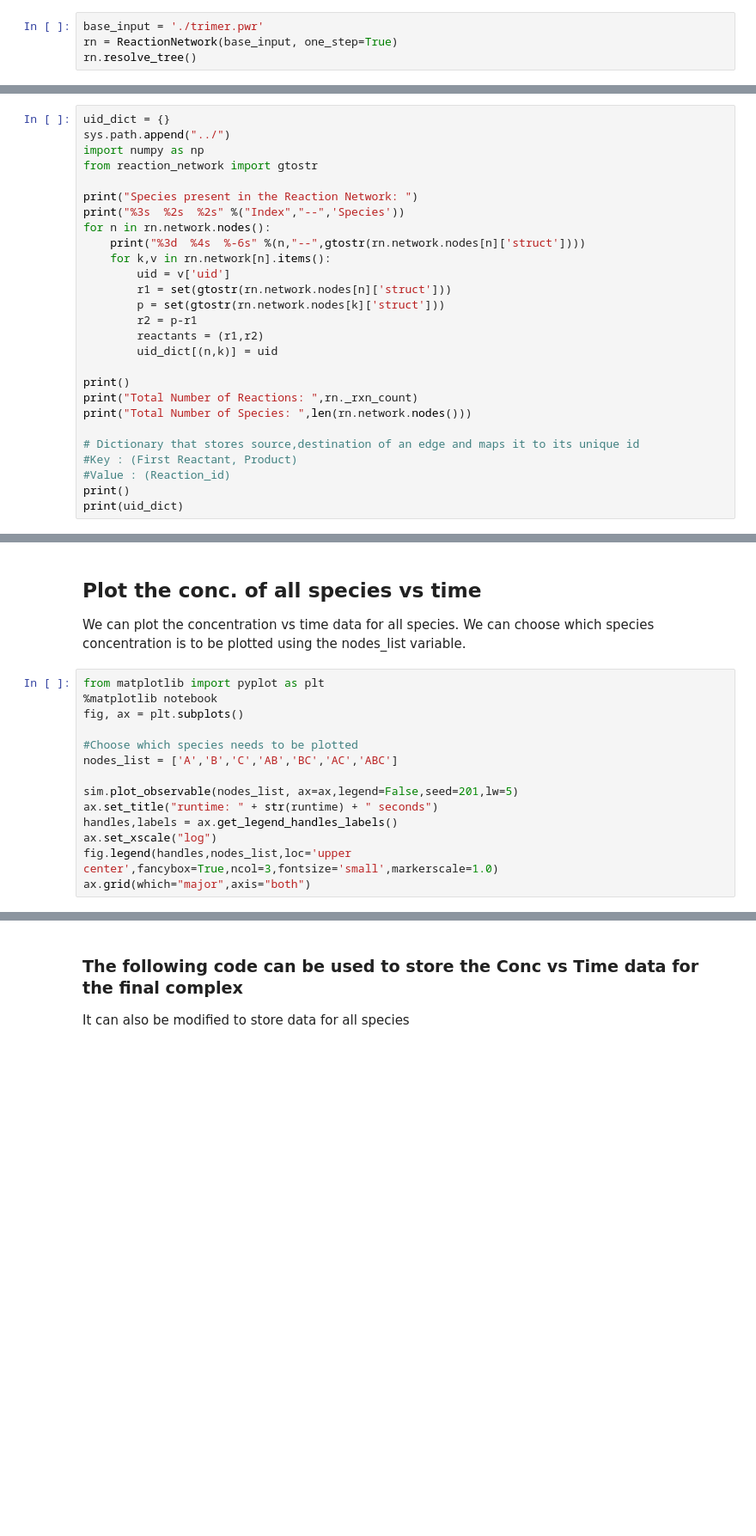
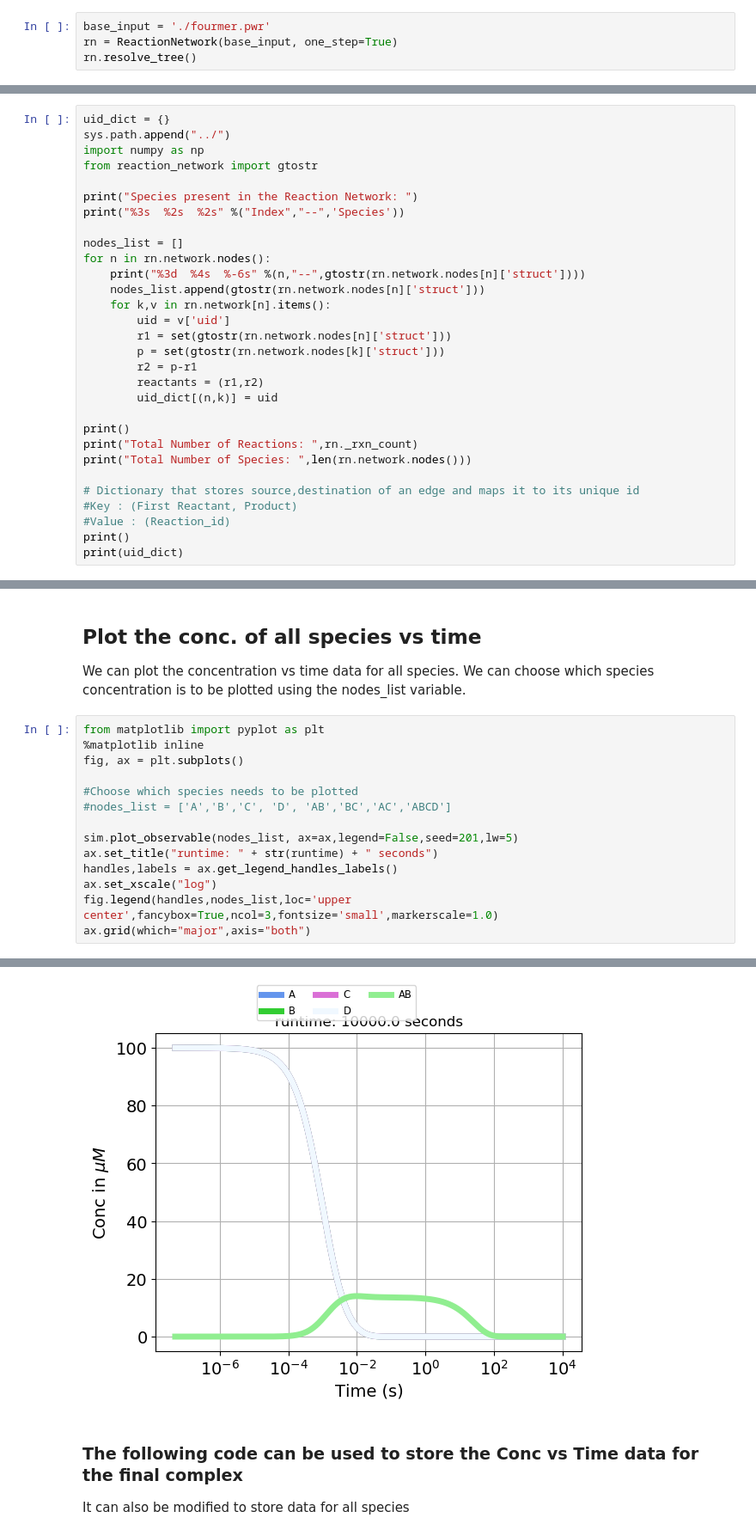
Before and after one commit to mjohn218/KineticAssembly_AD, a Jupyter notebook: templates/Kinetic_Simulation_Template.ipynb, the cells around one changed output, grey strips where cells are left out. Shown: that part at 86% size. Cells and saved outputs as stored; diff of their text form; blank space fills up the shorter version.

```diff
--- a/templates/Kinetic_Simulation_Template.ipynb
+++ b/templates/Kinetic_Simulation_Template.ipynb
@@ -25,7 +25,7 @@ Before we begin to run a simulation, we need to create a Reaction Network that s
 Here a simple trimer model is used to run a simulation.
 #### Read the corresponding input file and call the ReactionNetwork class
 # %%
-base_input = './trimer.pwr'
+base_input = './fourmer.pwr'
 rn = ReactionNetwork(base_input, one_step=True)
 rn.resolve_tree()
 # %% [output]
@@ -58,8 +57,11 @@ from reaction_network import gtostr
 
 print("Species present in the Reaction Network: ")
 print("%3s  %2s  %2s" %("Index","--",'Species'))
+
+nodes_list = []
 for n in rn.network.nodes():
     print("%3d  %4s  %-6s" %(n,"--",gtostr(rn.network.nodes[n]['struct'])))
+    nodes_list.append(gtostr(rn.network.nodes[n]['struct']))
     for k,v in rn.network[n].items():
         uid = v['uid']
         r1 = set(gtostr(rn.network.nodes[n]['struct']))
@@ -184,11 +228,11 @@ Final Yield:  tensor(1.0000, dtype=torch.float64, grad_fn=<DivBackward0>)
 We can plot the concentration vs time data for all species. We can choose which species concentration is to be plotted using the nodes_list variable.
 # %%
 from matplotlib import pyplot as plt
-%matplotlib notebook
+%matplotlib inline
 fig, ax = plt.subplots()
 
 #Choose which species needs to be plotted
-nodes_list = ['A','B','C','AB','BC','AC','ABC']
+#nodes_list = ['A','B','C', 'D', 'AB','BC','AC','ABCD']
 
 sim.plot_observable(nodes_list, ax=ax,legend=False,seed=201,lw=5)
 ax.set_title("runtime: " + str(runtime) + " seconds")
@@ -202,3 +244,4 @@ ax.grid(which="major",axis="both")
+[figure, added]
 # %% [markdown]
 ### The following code can be used to store the Conc vs Time data for the final complex
 
```
Also changed, not shown: parts of 11 cells of this notebook, 47 other files.
